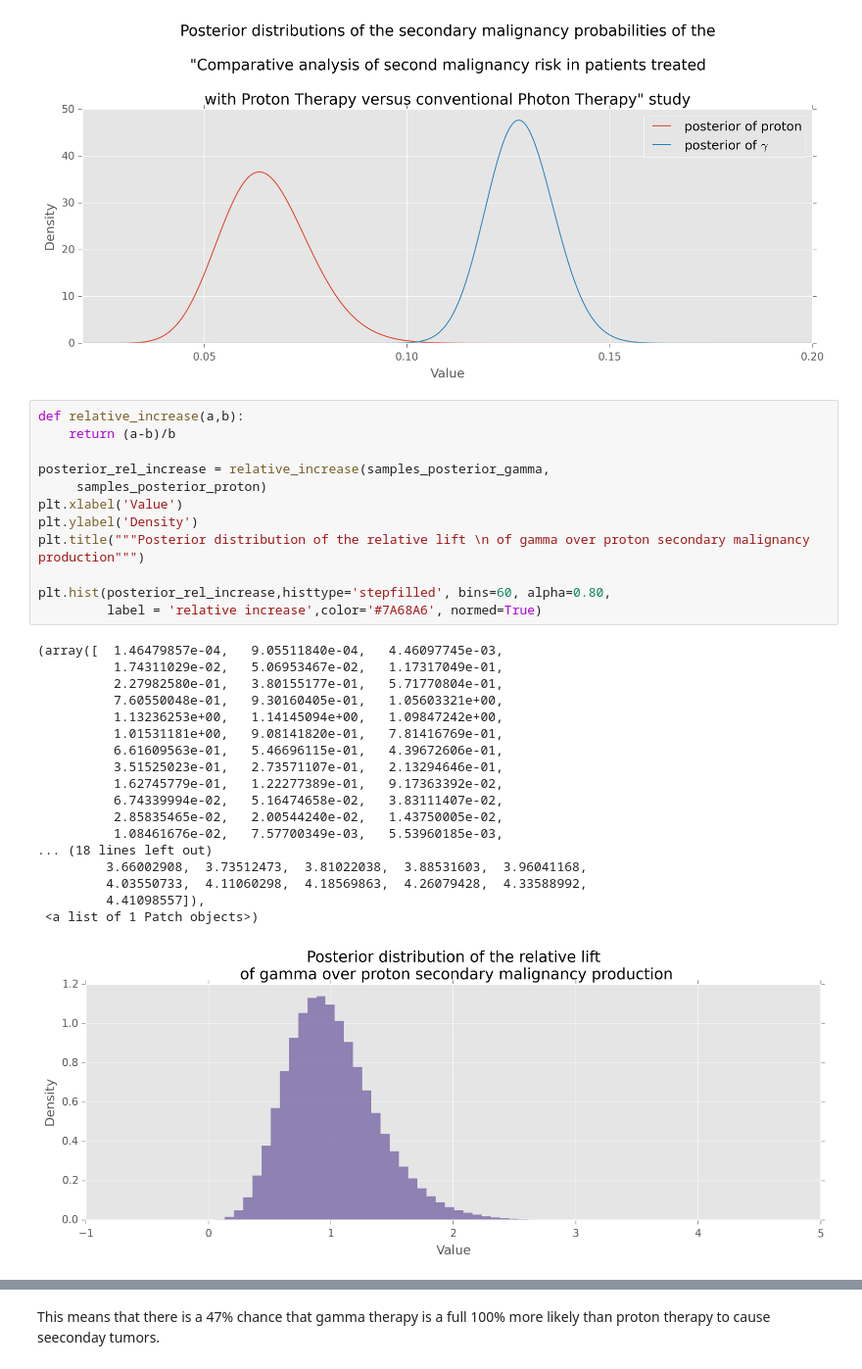
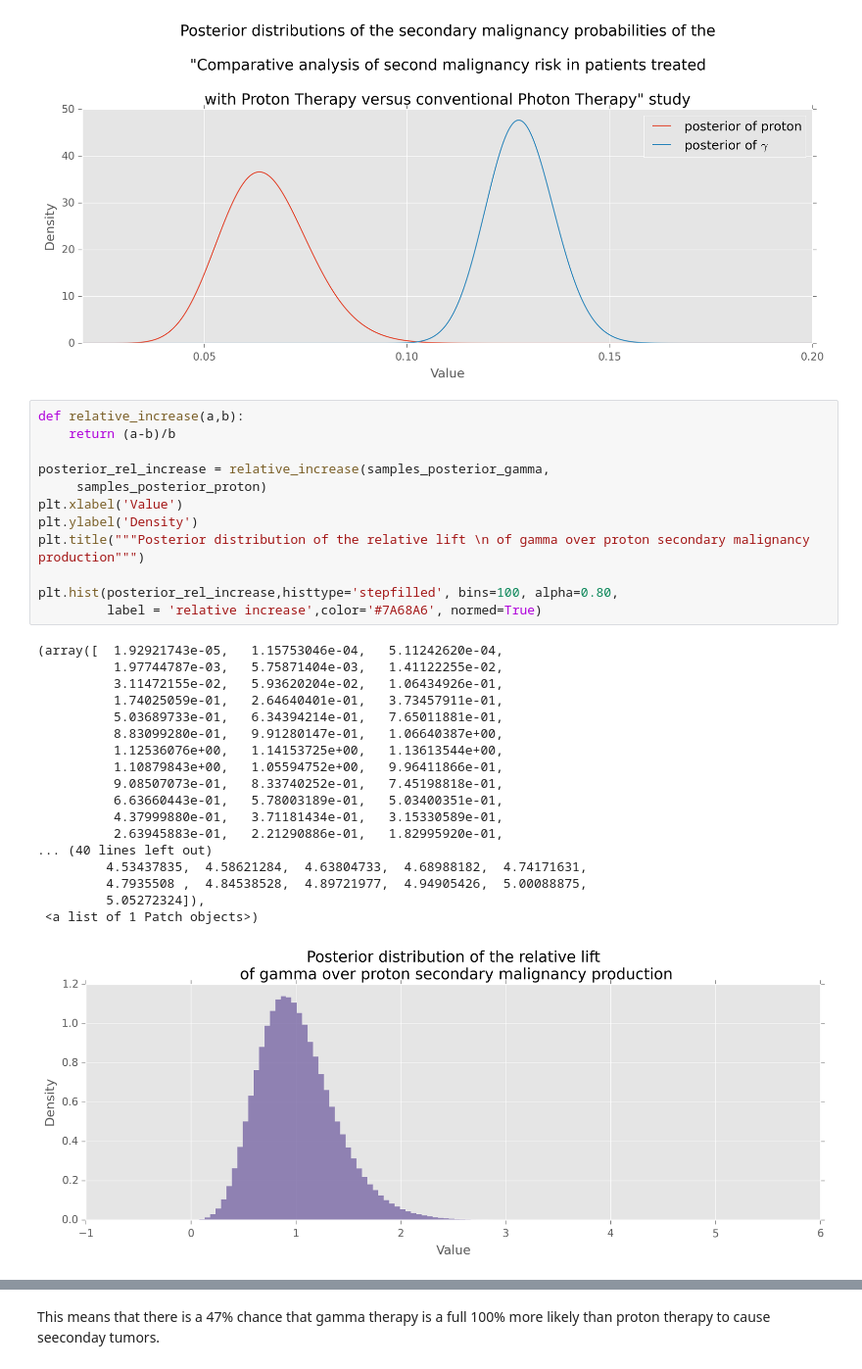
Before and after one commit to doolingdavid/Probabilistic-Programming-and-Bayesian-Methods-for-Hackers, a Jupyter notebook: ClinicalTrialExample.ipynb, the cells around one changed output, grey strips where cells are left out. Shown at 98% size. Drawn from its saved outputs; the diff is of its cells as text.

```diff
--- a/ClinicalTrialExample.ipynb
+++ b/ClinicalTrialExample.ipynb
@@ -203,34 +203,34 @@ plt.xlim(0.02,0.2)
 # %%
 def relative_increase(a,b):
     return (a-b)/b
 
 posterior_rel_increase = relative_increase(samples_posterior_gamma,
      samples_posterior_proton)
 plt.xlabel('Value')
 plt.ylabel('Density')
 plt.title("""Posterior distribution of the relative lift \n of gamma over proton secondary malignancy production""")
 
-plt.hist(posterior_rel_increase,histtype='stepfilled', bins=60, alpha=0.80,
+plt.hist(posterior_rel_increase,histtype='stepfilled', bins=100, alpha=0.80,
          label = 'relative increase',color='#7A68A6', normed=True)
 # %% [output]
-(array([  1.46479857e-04,   9.05511840e-04,   4.46097745e-03,
-          1.74311029e-02,   5.06953467e-02,   1.17317049e-01,
-          2.27982580e-01,   3.80155177e-01,   5.71770804e-01,
-          7.60550048e-01,   9.30160405e-01,   1.05603321e+00,
-          1.13236253e+00,   1.14145094e+00,   1.09847242e+00,
-          1.01531181e+00,   9.08141820e-01,   7.81416769e-01,
-          6.61609563e-01,   5.46696115e-01,   4.39672606e-01,
-          3.51525023e-01,   2.73571107e-01,   2.13294646e-01,
-          1.62745779e-01,   1.22277389e-01,   9.17363392e-02,
-          6.74339994e-02,   5.16474658e-02,   3.83111407e-02,
-          2.85835465e-02,   2.00544240e-02,   1.43750005e-02,
-          1.08461676e-02,   7.57700349e-03,   5.53960185e-03,
-... (18 lines left out)
-         3.66002908,  3.73512473,  3.81022038,  3.88531603,  3.96041168,
-         4.03550733,  4.11060298,  4.18569863,  4.26079428,  4.33588992,
-         4.41098557]),
+(array([  1.92921743e-05,   1.15753046e-04,   5.11242620e-04,
+          1.97744787e-03,   5.75871404e-03,   1.41122255e-02,
+          3.11472155e-02,   5.93620204e-02,   1.06434926e-01,
+          1.74025059e-01,   2.64640401e-01,   3.73457911e-01,
+          5.03689733e-01,   6.34394214e-01,   7.65011881e-01,
+          8.83099280e-01,   9.91280147e-01,   1.06640387e+00,
+          1.12536076e+00,   1.14153725e+00,   1.13613544e+00,
+          1.10879843e+00,   1.05594752e+00,   9.96411866e-01,
+          9.08507073e-01,   8.33740252e-01,   7.45198818e-01,
+          6.63660443e-01,   5.78003189e-01,   5.03400351e-01,
+          4.37999880e-01,   3.71181434e-01,   3.15330589e-01,
+          2.63945883e-01,   2.21290886e-01,   1.82995920e-01,
+... (40 lines left out)
+         4.53437835,  4.58621284,  4.63804733,  4.68988182,  4.74171631,
+         4.7935508 ,  4.84538528,  4.89721977,  4.94905426,  5.00088875,
+         5.05272324]),
  <a list of 1 Patch objects>)
-[figure, old version]
+[figure, new version]
 # %%
 print (posterior_rel_increase > 0.2).mean()
 print (posterior_rel_increase > 0.5).mean()
```
Also changed, not shown: parts of 3 cells of this notebook, 1 other file.
